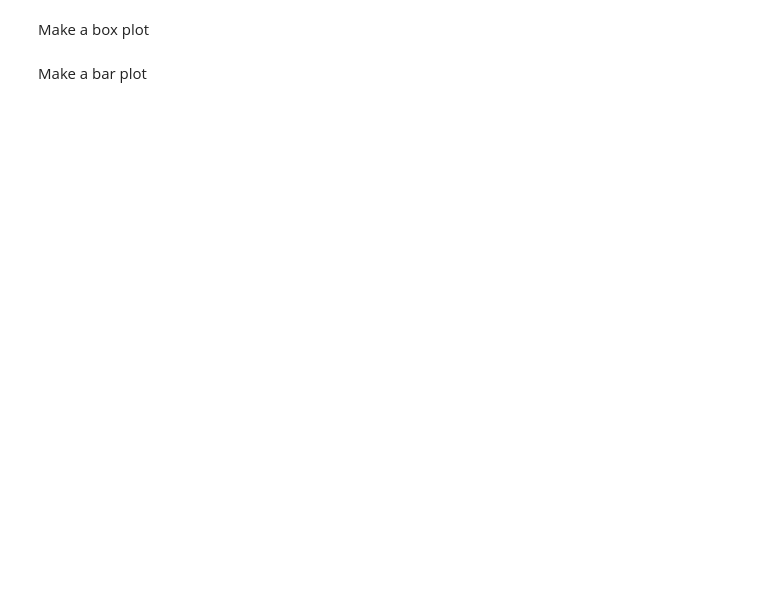
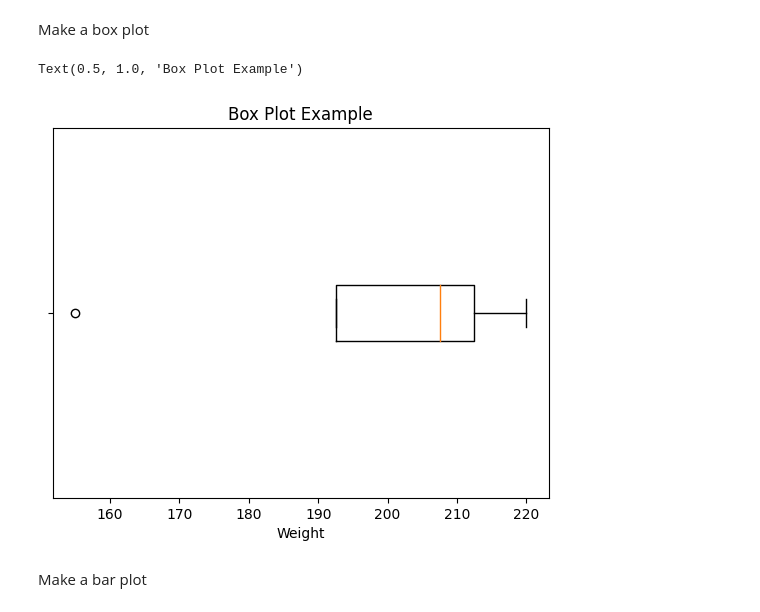
Before and after one commit to sikoh/DS-Data-Wrangling-and-Storytelling, a Jupyter notebook: Sprint-Challenge/DS_DataWrangling_KnowledgeCheck.ipynb, the cells around one changed output. Drawn from its saved outputs; the diff is of its cells as text; code cells hidden in the pictures; blank space fills up the shorter version.

```diff
--- a/Sprint-Challenge/DS_DataWrangling_KnowledgeCheck.ipynb
+++ b/Sprint-Challenge/DS_DataWrangling_KnowledgeCheck.ipynb
@@ -371,4 +420,16 @@ Make a histogram
 # %% [markdown]
 Make a box plot
+# %%
+fig, ax = plt.subplots()
+
+ax.boxplot(weight_df['current_weight_lb'], vert=False)
+
+
+ax.set_xlabel('Weight')
+ax.set_yticklabels('')
+ax.set_title('Box Plot Example')
+# %% [output]
+Text(0.5, 1.0, 'Box Plot Example')
+[figure, added]
 # %% [markdown]
 Make a bar plot
```
Also changed, not shown: parts of 9 cells of this notebook.
